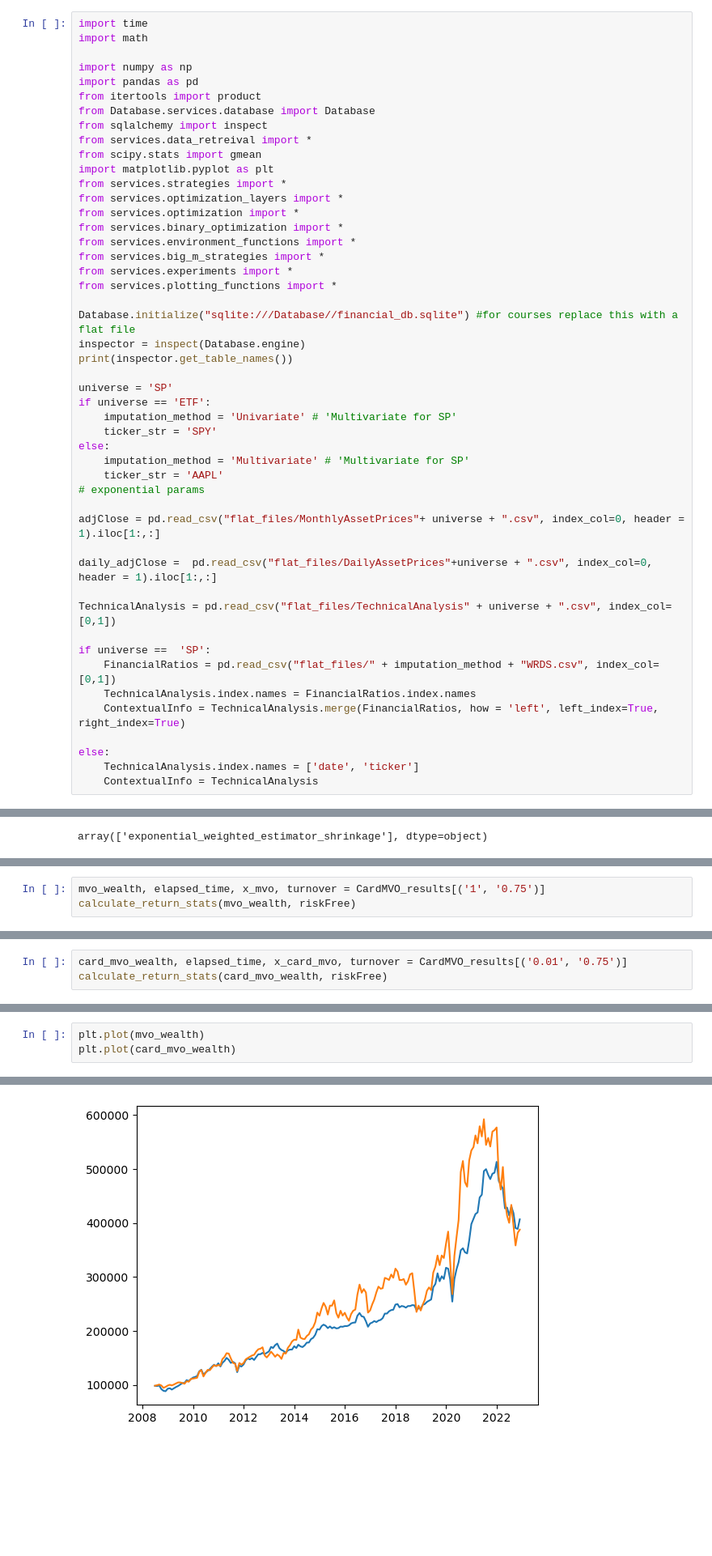
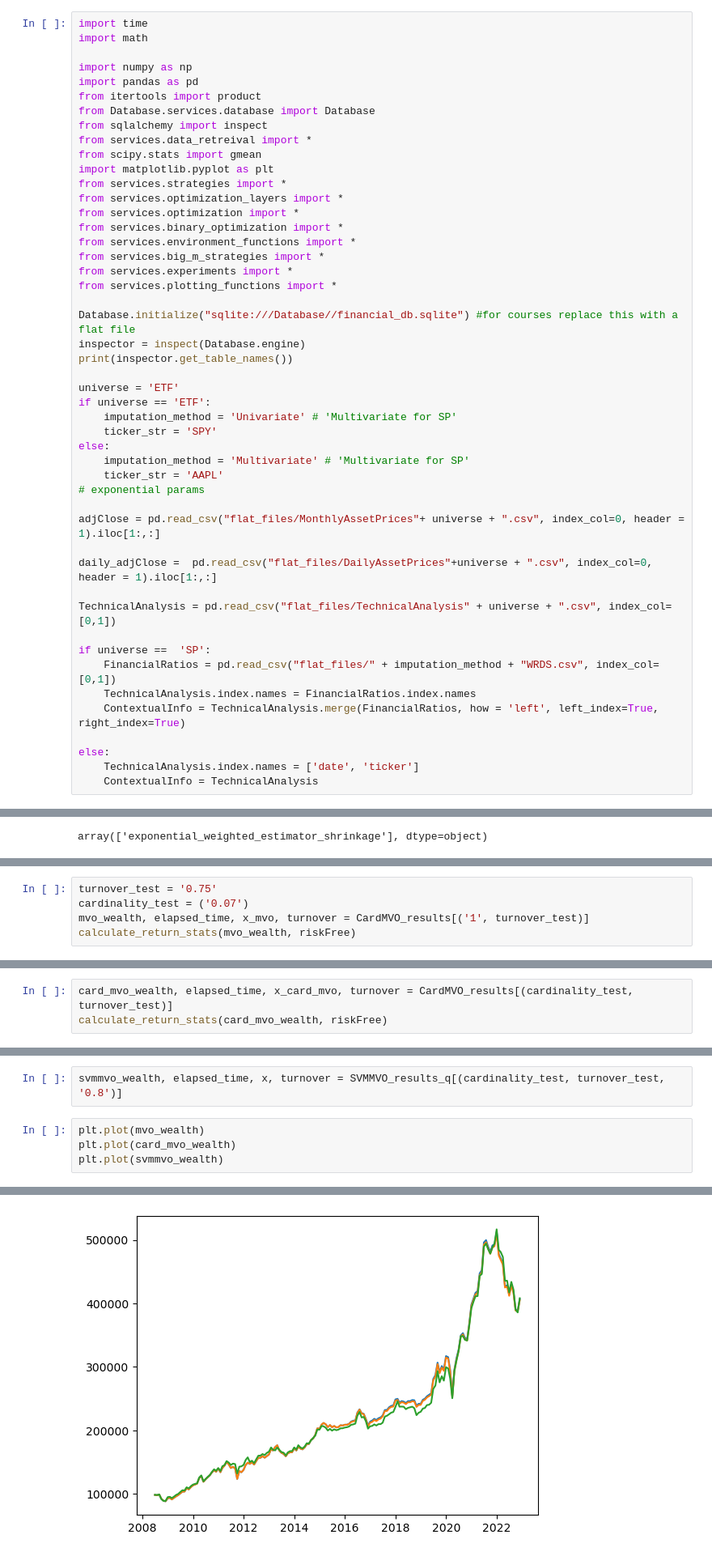
Before and after one commit to davidislip/support_vector_risk_machine, a Jupyter notebook: Results.ipynb, the cells around one changed output, grey strips where cells are left out. Shown at 81% size. Drawn from its saved outputs; the diff is of its cells as text; blank space fills up the shorter version.

```diff
--- a/Results.ipynb
+++ b/Results.ipynb
@@ -23,7 +23,7 @@ Database.initialize("sqlite:///Database//financial_db.sqlite") #for courses repl
 inspector = inspect(Database.engine)
 print(inspector.get_table_names())
 
-universe = 'SP'
+universe = 'ETF'
 if universe == 'ETF':
     imputation_method = 'Univariate' # 'Multivariate for SP'
     ticker_str = 'SPY'
@@ -464,4 +469,6 @@ ZeroDivisionError: division by zero
 # %%
-mvo_wealth, elapsed_time, x_mvo, turnover = CardMVO_results[('1', '0.75')]
+turnover_test = '0.75'
+cardinality_test = ('0.07')
+mvo_wealth, elapsed_time, x_mvo, turnover = CardMVO_results[('1', turnover_test)]
 calculate_return_stats(mvo_wealth, riskFree)
 # %% [output]
@@ -477,5 +484,5 @@ array([1.        , 0.81270903, 1.        , 0.05685619, 0.92307692,
        1.        , 1.        , 1.        , 1.        ])
 # %%
-card_mvo_wealth, elapsed_time, x_card_mvo, turnover = CardMVO_results[('0.01', '0.75')]
+card_mvo_wealth, elapsed_time, x_card_mvo, turnover = CardMVO_results[(cardinality_test, turnover_test)]
 calculate_return_stats(card_mvo_wealth, riskFree)
 # %% [output]
@@ -492,6 +501,9 @@ array([0.00668896, 0.00668896, 0.00668896, 0.00668896, 0.00668896,
+# %%
+svmmvo_wealth, elapsed_time, x, turnover = SVMMVO_results_q[(cardinality_test, turnover_test, '0.8')]
 # %%
 plt.plot(mvo_wealth)
 plt.plot(card_mvo_wealth)
+plt.plot(svmmvo_wealth)
 # %% [output]
 [<matplotlib.lines.Line2D at 0x...>]
-[figure, old version]
+[figure, new version]
```
Also changed, not shown: parts of 35 cells of this notebook, 10 other files.
